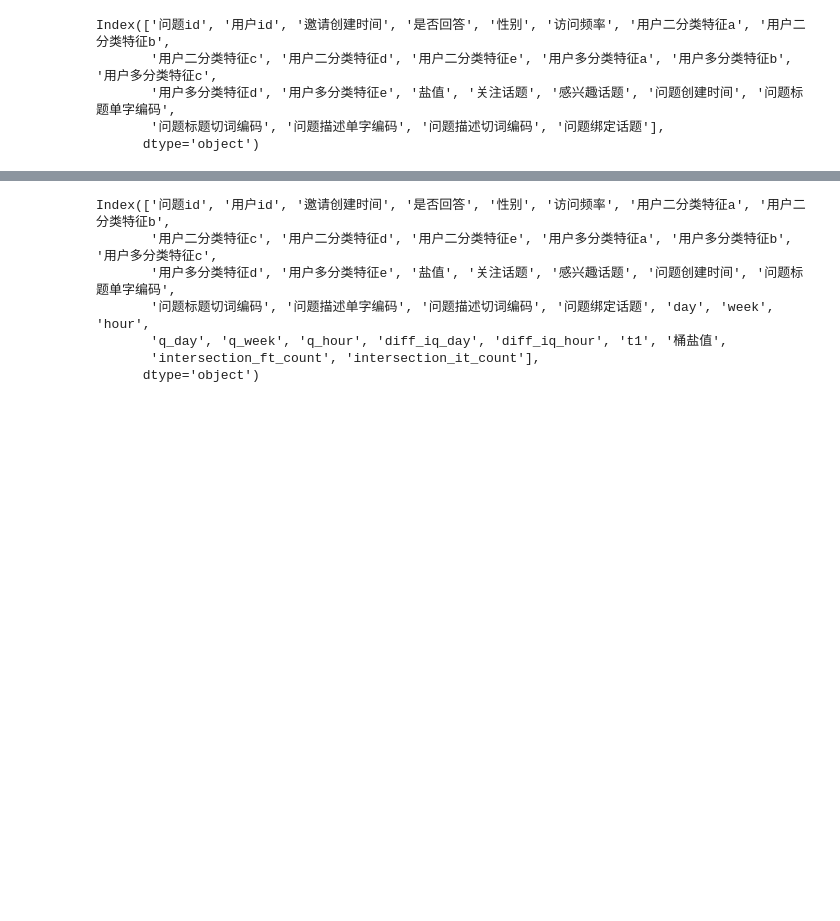
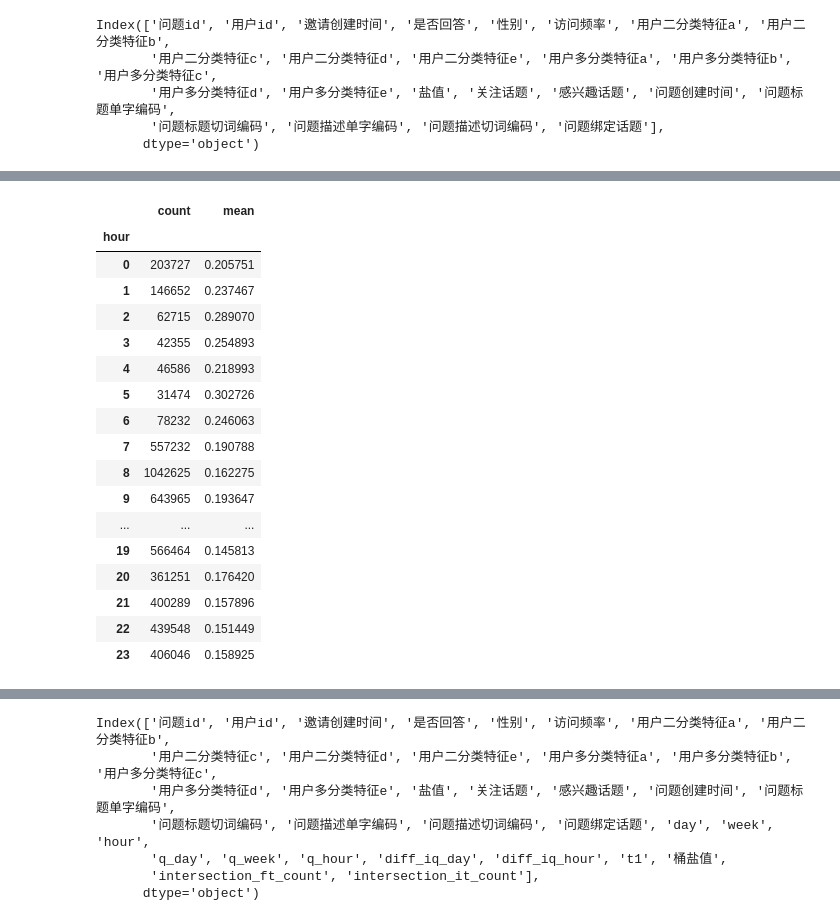
Before and after one commit to goodbyeearth/zhcup, a Jupyter notebook: explore/data_explore.ipynb, the cells around one changed output, grey strips where cells are left out. Cells and saved outputs as stored; diff of their text form; code cells hidden in the pictures; blank space fills up the shorter version.

```diff
--- a/explore/data_explore.ipynb
+++ b/explore/data_explore.ipynb
@@ -84,0 +204,6 @@ train = pd.concat([train, t1], axis=1)
+# %%
+# 加载 kfold topic feature, QU
+t1 = pd.read_csv(f'../feature/train_kfold_topic_feature.txt', sep='\t',
+                 usecols=['qu_topic_count_weight'])
+train = pd.concat([train, t1], axis=1)
+logging.info("train %s", train.shape)
@@ -84,0 +232,21 @@ train = pd.concat([train, t1], axis=1)
+# %%
+train.groupby('hour')['是否回答'].agg(['count', 'mean'])
+# %% [output]
+|  | count | mean |
+| hour |  |  |
+| 0 | 203727 | 0.205751 |
+| 1 | 146652 | 0.237467 |
+| 2 | 62715 | 0.289070 |
+| 3 | 42355 | 0.254893 |
+| 4 | 46586 | 0.218993 |
+| 5 | 31474 | 0.302726 |
+| 6 | 78232 | 0.246063 |
+| 7 | 557232 | 0.190788 |
+| 8 | 1042625 | 0.162275 |
+| 9 | 643965 | 0.193647 |
+| ... | ... | ... |
+| 19 | 566464 | 0.145813 |
+| 20 | 361251 | 0.176420 |
+| 21 | 400289 | 0.157896 |
+| 22 | 439548 | 0.151449 |
+| 23 | 406046 | 0.158925 |
```
Also changed, not shown: parts of 20 cells of this notebook, 6 other files.
